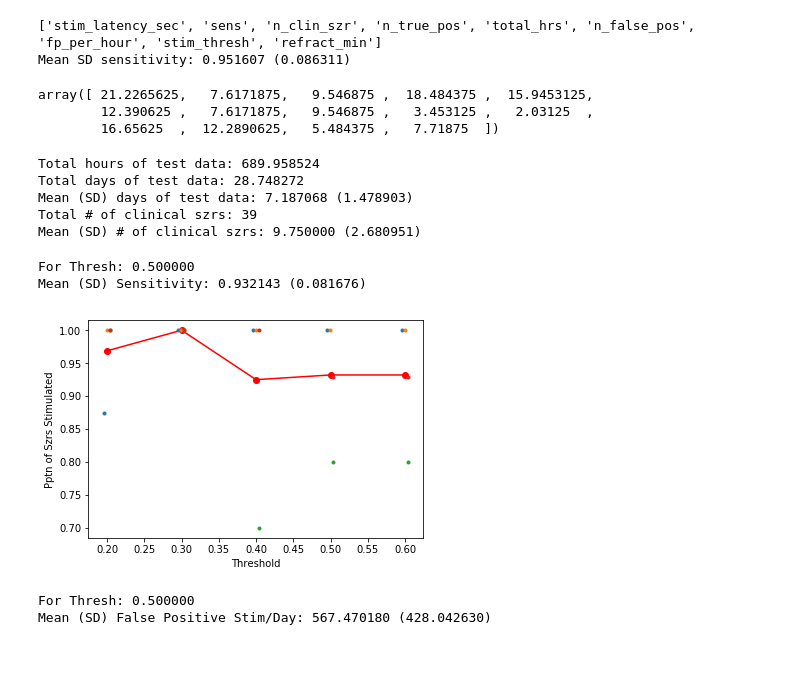
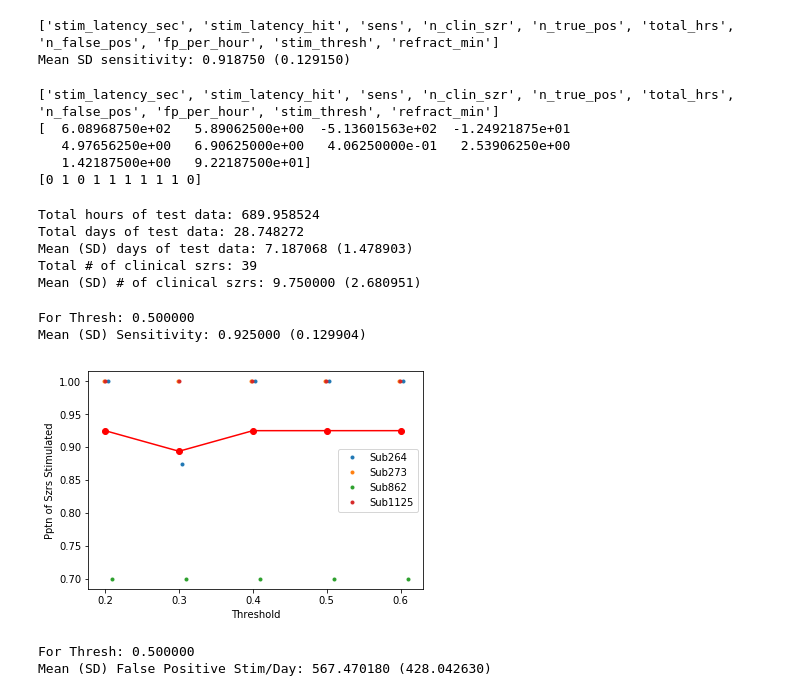
Before and after one commit to dmgroppe/SZR_ANT, a Jupyter notebook: EU_GENERAL/plot_stim_results.ipynb, the cells around one changed output. Saved outputs shown, nothing was run; the diff lists cells and outputs as text; code cells hidden in the pictures; blank space fills up the shorter version.

```diff
--- a/EU_GENERAL/plot_stim_results.ipynb
+++ b/EU_GENERAL/plot_stim_results.ipynb
@@ -8,7 +8,8 @@ import matplotlib.pyplot as plt
 import imp
 # %%
 subs=[264, 273, 862, 1125]
-pth='/Users/davidgroppe/PycharmProjects/SZR_ANT/MODELS/lregSeAes8_nokdsamp_1'
+#pth='/Users/davidgroppe/PycharmProjects/SZR_ANT/MODELS/lregSeAes8_nokdsamp_1'
+pth='/home/dgroppe/GIT/SZR_ANT/MODELS/svmAesFinale_1'
 n_subs=len(subs)
 try_thresh=np.arange(0.2,0.7,0.1)
 n_thresh=len(try_thresh)
@@ -34,14 +35,20 @@ for thresh_ct, thresh in enumerate(try_thresh):
 print(npz.keys())
 print('Mean SD sensitivity: %f (%f)' % (np.mean(sens),np.std(sens)))
 # %% [output]
-['stim_latency_sec', 'sens', 'n_clin_szr', 'n_true_pos', 'total_hrs', 'n_false_pos', 'fp_per_hour', 'stim_thresh', 'refract_min']
-Mean SD sensitivity: 0.951607 (0.086311)
+['stim_latency_sec', 'stim_latency_hit', 'sens', 'n_clin_szr', 'n_true_pos', 'total_hrs', 'n_false_pos', 'fp_per_hour', 'stim_thresh', 'refract_min']
+Mean SD sensitivity: 0.918750 (0.129150)
-# %%
-npz['stim_latency_sec']
-# %% [output]
-array([ 21.2265625,   7.6171875,   9.546875 ,  18.484375 ,  15.9453125,
-        12.390625 ,   7.6171875,   9.546875 ,   3.453125 ,   2.03125  ,
-        16.65625  ,  12.2890625,   5.484375 ,   7.71875  ])
+# %%
+npz['stim_latency_sec']
+bro=np.load(os.path.join(pth,'862_thresh_0-5_refract_0-5_stim_results.npz'))
+print(bro.keys())
+print(bro['stim_latency_sec'])
+print(bro['stim_latency_hit'])
+# %% [output]
+['stim_latency_sec', 'stim_latency_hit', 'sens', 'n_clin_szr', 'n_true_pos', 'total_hrs', 'n_false_pos', 'fp_per_hour', 'stim_thresh', 'refract_min']
+[  6.08968750e+02   5.89062500e+00  -5.13601563e+02  -1.24921875e+01
+   4.97656250e+00   6.90625000e+00   4.06250000e-01   2.53906250e+00
+   1.42187500e+00   9.22187500e+01]
+[0 1 0 1 1 1 1 1 1 0]
 # %%
 # Report total hours of EEG & # of clinical szrs
 print('Total hours of test data: %f' % np.sum(total_hrs))
@@ -58,20 +65,21 @@ Mean (SD) # of clinical szrs: 9.750000 (2.680951)
 # %%
 # Plot Sensitivity
 plt.figure(1)
 plt.clf()
+for sub_ct in range(n_subs):
+    plt.plot(try_thresh+(np.random.rand(1)-.5)/50,sens[sub_ct,:],'.',label='Sub'+str(subs[sub_ct]))
 plt.plot(try_thresh,np.mean(sens,axis=0),'ro-')
-for sub_ct in range(n_subs):
-    plt.plot(try_thresh+(np.random.rand(1)-.5)/50,sens[sub_ct,:],'.')
 plt.xlabel('Threshold')
 plt.ylabel('Pptn of Szrs Stimulated')
+plt.legend()
 
 thresh_id=3
 print('For Thresh: %f' % try_thresh[thresh_id])
 print('Mean (SD) Sensitivity: %f (%f)' % (np.mean(sens[:,thresh_id]),np.std(sens[:,thresh_id])))
 # %% [output]
 For Thresh: 0.500000
-Mean (SD) Sensitivity: 0.932143 (0.081676)
+Mean (SD) Sensitivity: 0.925000 (0.129904)
-[figure, old version]
+[figure, new version]
 # %%
 # Plot False Positive Stimulations/Day
 plt.figure(2)
```
Also changed, not shown: 2 other files.
